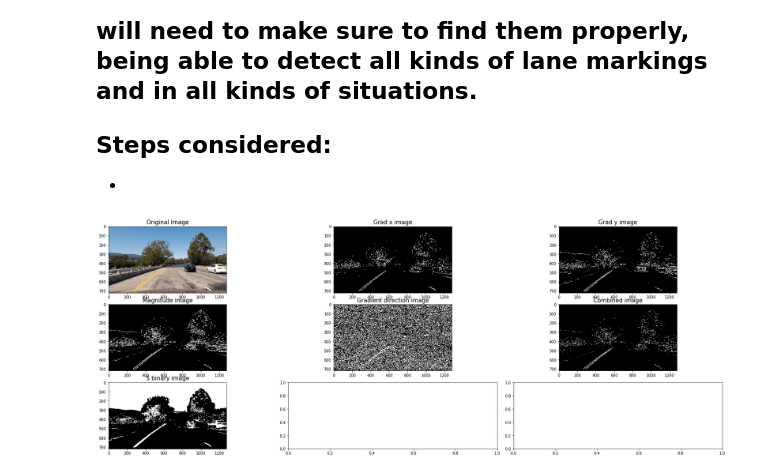
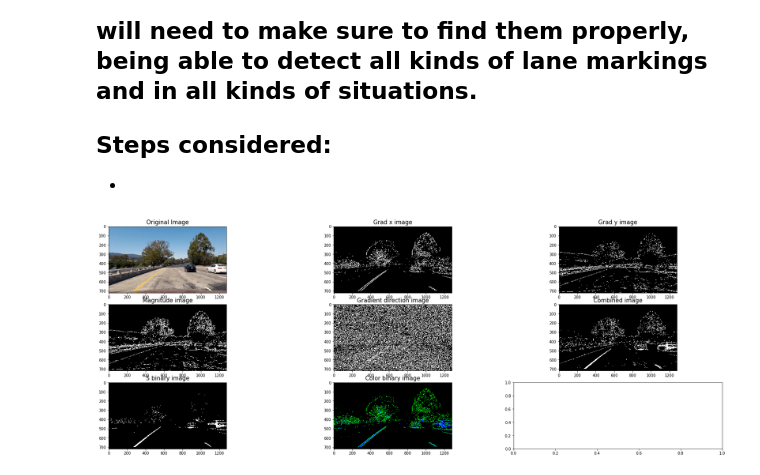
Before and after one commit to iceabella/Advanced-Lane-Finding, a Jupyter notebook: AdvancedLaneLines.ipynb, the cells around one changed output. Cells and saved outputs as stored; diff of their text form; code cells hidden in the pictures.

```diff
--- a/AdvancedLaneLines.ipynb
+++ b/AdvancedLaneLines.ipynb
@@ -220,42 +220,49 @@ image = cv2.undistort(img, mtx, dist, None, mtx)
 
 # Convert image to chosen colour spaces
 gray = cv2.cvtColor(image,cv2.COLOR_RGB2GRAY)
 HLS = cv2.cvtColor(image,cv2.COLOR_RGB2HLS)
 S = HLS[:,:,2]
+R = image[:,:,0]
 
 # Apply each of the thresholding functions
-gradx = abs_sobel_thresh(gray, orient='x', sobel_kernel=ksize, thresh=(30,100))
-grady = abs_sobel_thresh(gray, orient='y', sobel_kernel=ksize, thresh=(30, 100))
-mag_binary = mag_thresh(gray, sobel_kernel=ksize, mag_thresh=(30, 100))
-dir_binary = dir_threshold(gray, sobel_kernel=ksize, thresh=(0.7, 1.3))
-s_binary = binary_S(S,(90,255))
-gradx = abs_sobel_thresh(S, orient='x', sobel_kernel=ksize, thresh=(30,100))
-grady = abs_sobel_thresh(S, orient='y', sobel_kernel=ksize, thresh=(30,100))
-mag_binary = mag_thresh(S, sobel_kernel=ksize, mag_thresh=(30,100))
-dir_binary = dir_threshold(S, sobel_kernel=ksize, thresh=(0.7, 1.3))
+gradx = abs_sobel_thresh(R, orient='x', sobel_kernel=ksize, thresh=(30,100))
+grady = abs_sobel_thresh(R, orient='y', sobel_kernel=ksize, thresh=(30, 100))
+mag_binary = mag_thresh(R, sobel_kernel=ksize, mag_thresh=(30, 100))
+dir_binary = dir_threshold(R, sobel_kernel=ksize, thresh=(0.7, 1.3))
+s_binary = binary_S(S,(170,255))
+gradxS = abs_sobel_thresh(S, orient='x', sobel_kernel=ksize, thresh=(20,100))
+gradyS = abs_sobel_thresh(S, orient='y', sobel_kernel=ksize, thresh=(30,100))
+mag_binaryS = mag_thresh(S, sobel_kernel=ksize, mag_thresh=(30,100))
+dir_binaryS = dir_threshold(S, sobel_kernel=ksize, thresh=(0.7, 1.3))
 
 # Combine thresholding functions
 combined = np.zeros_like(dir_binary)
-combined[((gradx == 1) & (grady == 1)) | ((mag_binary == 1) & (dir_binary == 1))] = 1
+#combined[((gradx == 1) & (grady == 1)) | ((mag_binary == 1) & (dir_binary == 1))] = 1
+combined[(gradx == 1) | (s_binary == 1)] = 1
+
+color_binary = np.dstack(( np.zeros_like(gradx), gradxS, s_binary))
+
 
 # Plot the result
 f, axes = plt.subplots(3, 3, figsize=(24, 9))
 f.tight_layout()
 axes[0,0].imshow(image)
 axes[0,0].set_title('Original Image', fontsize=15)
-axes[0,1].imshow(gradx, cmap='gray')
+axes[0,1].imshow(gradxS, cmap='gray')
 axes[0,1].set_title('Grad x image', fontsize=15)
 axes[0,2].imshow(grady,cmap='gray')
 axes[0,2].set_title('Grad y image',fontsize=15)
 axes[1,0].imshow(mag_binary,cmap='gray')
 axes[1,0].set_title('Magnitude image',fontsize=15)
 axes[1,1].imshow(dir_binary,cmap='gray')
 axes[1,1].set_title('Gradient direction image',fontsize=15)
 axes[1,2].imshow(combined,cmap='gray')
 axes[1,2].set_title('Combined image',fontsize=15)
 axes[2,0].imshow(s_binary,cmap='gray')
 axes[2,0].set_title('S binary image',fontsize=15)
+axes[2,1].imshow(color_binary,cmap='gray')
+axes[2,1].set_title('Color binary image',fontsize=15)
 plt.subplots_adjust(left=0., right=1, top=0.9, bottom=0.)
 plt.show()
 # %% [output]
-[figure, old version]
+[figure, new version]
```
Also changed, not shown: parts of 5 cells of this notebook.
